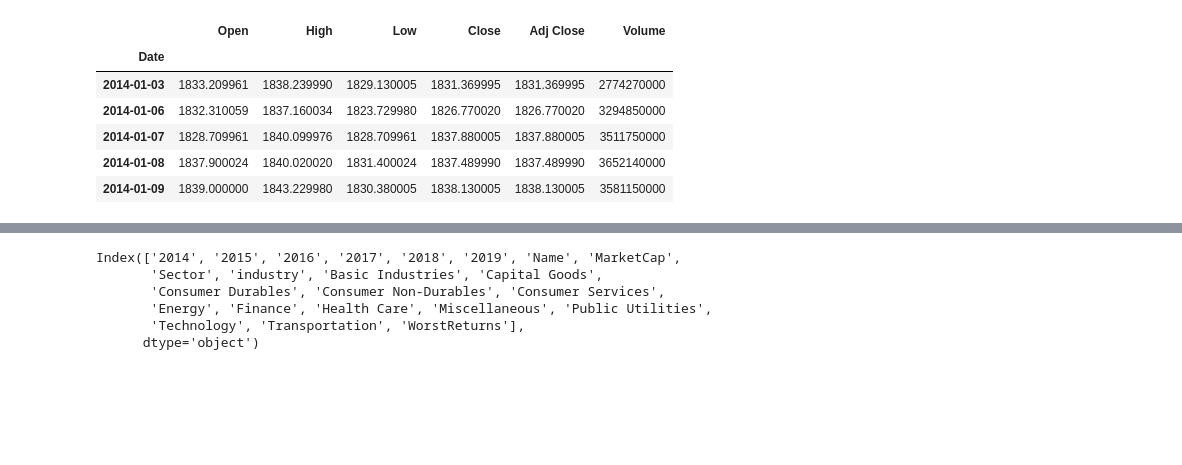
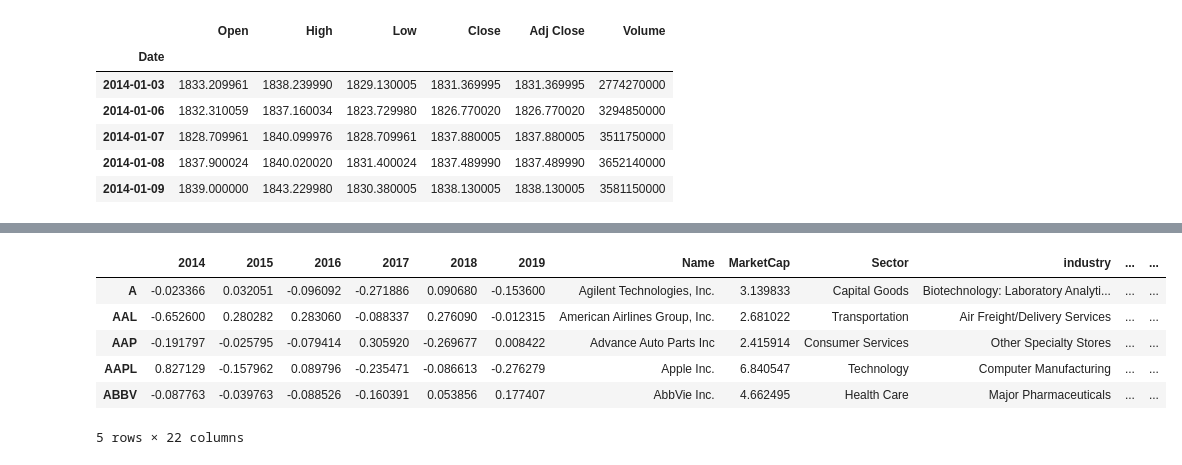
Before and after one commit to matt8955/mod-3-project, a Jupyter notebook: data_transformation.ipynb, the cells around one changed output, grey strips where cells are left out. Cells and saved outputs as stored; diff of their text form; code cells hidden in the pictures; blank space fills up the shorter version.

```diff
--- a/data_transformation.ipynb
+++ b/data_transformation.ipynb
@@ -89,9 +123,10 @@ df_returns['WorstReturns'] = 0
 # %%
-df_returns.columns
+df_returns.head()
 # %% [output]
+|  | 2014 | 2015 | 2016 | 2017 | 2018 | 2019 | Name | MarketCap | Sector | industry | ... | ... |
+| A | -0.023366 | 0.032051 | -0.096092 | -0.271886 | 0.090680 | -0.153600 | Agilent Technologies, Inc. | 3.139833 | Capital Goods | Biotechnology: Laboratory Analyti... | ... | ... |
+| AAL | -0.652600 | 0.280282 | 0.283060 | -0.088337 | 0.276090 | -0.012315 | American Airlines Group, Inc. | 2.681022 | Transportation | Air Freight/Delivery Services | ... | ... |
+| AAP | -0.191797 | -0.025795 | -0.079414 | 0.305920 | -0.269677 | 0.008422 | Advance Auto Parts Inc | 2.415914 | Consumer Services | Other Specialty Stores | ... | ... |
+| AAPL | 0.827129 | -0.157962 | 0.089796 | -0.235471 | -0.086613 | -0.276279 | Apple Inc. | 6.840547 | Technology | Computer Manufacturing | ... | ... |
+| ABBV | -0.087763 | -0.039763 | -0.088526 | -0.160391 | 0.053856 | 0.177407 | AbbVie Inc. | 4.662495 | Health Care | Major Pharmaceuticals | ... | ... |
-Index(['2014', '2015', '2016', '2017', '2018', '2019', 'Name', 'MarketCap',
-       'Sector', 'industry', 'Basic Industries', 'Capital Goods',
-       'Consumer Durables', 'Consumer Non-Durables', 'Consumer Services',
-       'Energy', 'Finance', 'Health Care', 'Miscellaneous', 'Public Utilities',
-       'Technology', 'Transportation', 'WorstReturns'],
-      dtype='object')
+5 rows × 22 columns
```
Also changed, not shown: parts of 26 cells of this notebook, 1 other file.
